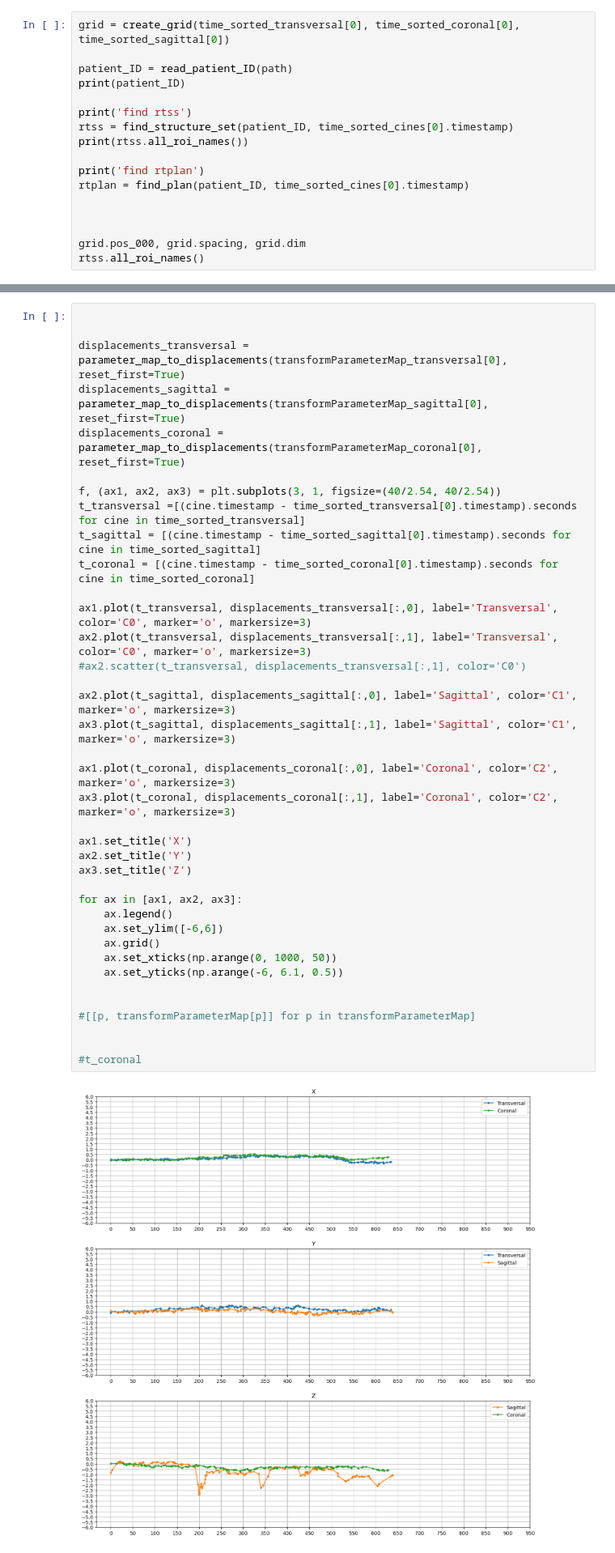
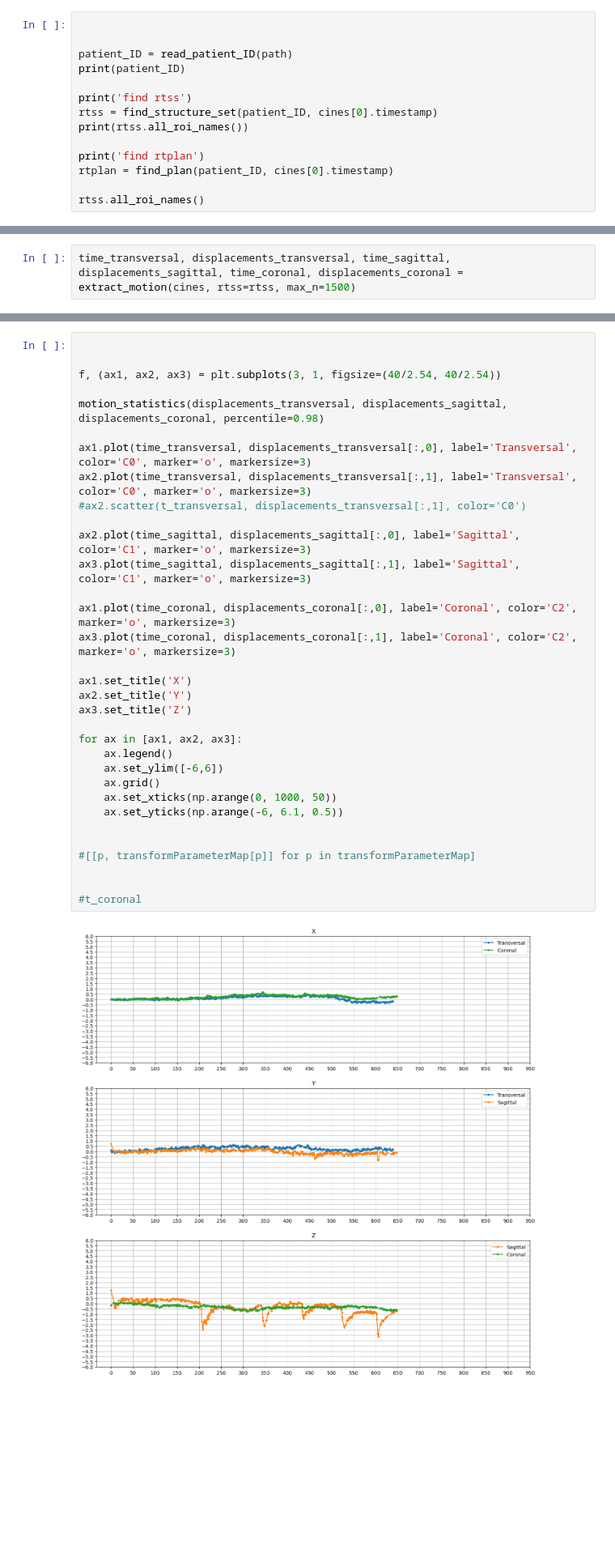
Before and after one commit to davidtilly/MRLCinema, a Jupyter notebook: notebooks/read_motion_analysis.ipynb, the cells around one changed output, grey strips where cells are left out. Shown at 81% size. Cells and saved outputs as stored; diff of their text form; blank space fills up the shorter version.

Commit message:
prepare motion extraction code for batch runs

```diff
--- a/notebooks/read_motion_analysis.ipynb
+++ b/notebooks/read_motion_analysis.ipynb
@@ -89,19 +90,16 @@ time_sorted_transversal[0].image.GetSpacing(), time_sorted_coronal[0].image.GetS
 # %%
-grid = create_grid(time_sorted_transversal[0], time_sorted_coronal[0], time_sorted_sagittal[0])
+
 
 patient_ID = read_patient_ID(path)
 print(patient_ID)
 
 print('find rtss')
-rtss = find_structure_set(patient_ID, time_sorted_cines[0].timestamp)
+rtss = find_structure_set(patient_ID, cines[0].timestamp)
 print(rtss.all_roi_names())
 
 print('find rtplan')
-rtplan = find_plan(patient_ID, time_sorted_cines[0].timestamp)
+rtplan = find_plan(patient_ID, cines[0].timestamp)
 
-
-
-grid.pos_000, grid.spacing, grid.dim
 rtss.all_roi_names()
 # %% [output]
 194202130656
@@ -241,0 +237,2 @@ cines_coronal_cropped[10].GetSize()
+# %%
+time_transversal, displacements_transversal, time_sagittal, displacements_sagittal, time_coronal, displacements_coronal = extract_motion(cines, rtss=rtss, max_n=1500)
@@ -310,43 +310,38 @@ print(cines_sagittal_cropped[0][0,:,:].GetSize(), cines_sagittal_cropped[0][0,:,
 # %%
 
 
-displacements_transversal = parameter_map_to_displacements(transformParameterMap_transversal[0], reset_first=True)
-displacements_sagittal = parameter_map_to_displacements(transformParameterMap_sagittal[0], reset_first=True)
-displacements_coronal = parameter_map_to_displacements(transformParameterMap_coronal[0], reset_first=True)
+f, (ax1, ax2, ax3) = plt.subplots(3, 1, figsize=(40/2.54, 40/2.54))
 
-f, (ax1, ax2, ax3) = plt.subplots(3, 1, figsize=(40/2.54, 40/2.54))
-t_transversal =[(cine.timestamp - time_sorted_transversal[0].timestamp).seconds for cine in time_sorted_transversal]
-t_sagittal = [(cine.timestamp - time_sorted_sagittal[0].timestamp).seconds for cine in time_sorted_sagittal]
-t_coronal = [(cine.timestamp - time_sorted_coronal[0].timestamp).seconds for cine in time_sorted_coronal]
+motion_statistics(displacements_transversal, displacements_sagittal, displacements_coronal, percentile=0.98)
 
-ax1.plot(t_transversal, displacements_transversal[:,0], label='Transversal', color='C0', marker='o', markersize=3)
-ax2.plot(t_transversal, displacements_transversal[:,1], label='Transversal', color='C0', marker='o', markersize=3)
+ax1.plot(time_transversal, displacements_transversal[:,0], label='Transversal', color='C0', marker='o', markersize=3)
+ax2.plot(time_transversal, displacements_transversal[:,1], label='Transversal', color='C0', marker='o', markersize=3)
 #ax2.scatter(t_transversal, displacements_transversal[:,1], color='C0')
 
-ax2.plot(t_sagittal, displacements_sagittal[:,0], label='Sagittal', color='C1', marker='o', markersize=3)
-ax3.plot(t_sagittal, displacements_sagittal[:,1], label='Sagittal', color='C1', marker='o', markersize=3)
+ax2.plot(time_sagittal, displacements_sagittal[:,0], label='Sagittal', color='C1', marker='o', markersize=3)
+ax3.plot(time_sagittal, displacements_sagittal[:,1], label='Sagittal', color='C1', marker='o', markersize=3)
 
-ax1.plot(t_coronal, displacements_coronal[:,0], label='Coronal', color='C2', marker='o', markersize=3)
-ax3.plot(t_coronal, displacements_coronal[:,1], label='Coronal', color='C2', marker='o', markersize=3)
+ax1.plot(time_coronal, displacements_coronal[:,0], label='Coronal', color='C2', marker='o', markersize=3)
+ax3.plot(time_coronal, displacements_coronal[:,1], label='Coronal', color='C2', marker='o', markersize=3)
 
 ax1.set_title('X')
 ax2.set_title('Y')
 ax3.set_title('Z')
 
 for ax in [ax1, ax2, ax3]:
     ax.legend()
     ax.set_ylim([-6,6])
     ax.grid()
     ax.set_xticks(np.arange(0, 1000, 50))
     ax.set_yticks(np.arange(-6, 6.1, 0.5))
 
 
 #[[p, transformParameterMap[p]] for p in transformParameterMap]
 
 
 #t_coronal
 # %% [output]
-[figure, old version]
+[figure, new version]
 # %%
 len(cines_transversal_cropped)
 # %% [output]
```
Also changed, not shown: parts of 10 cells of this notebook, 2 other files.
